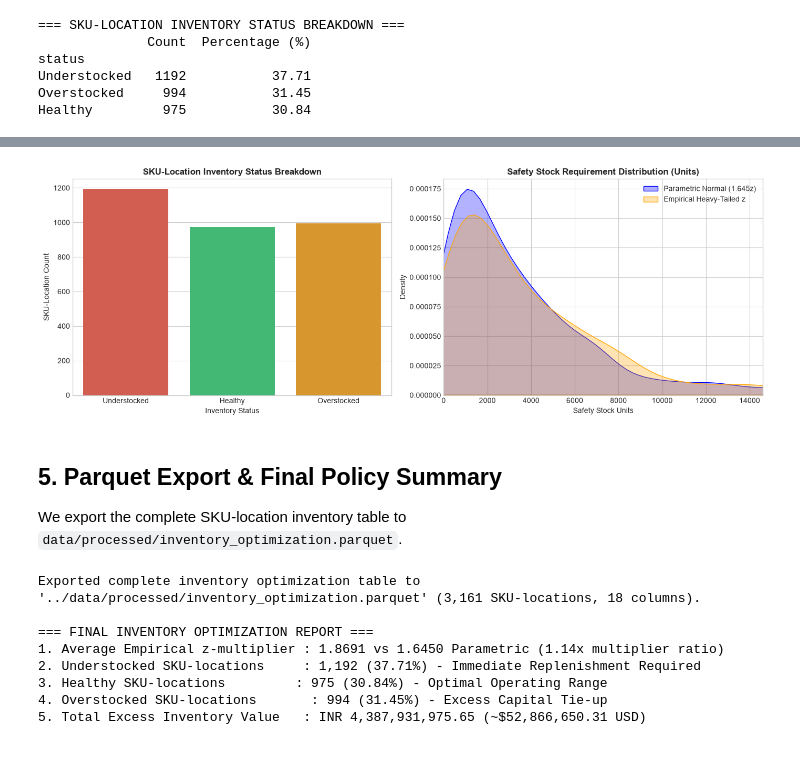
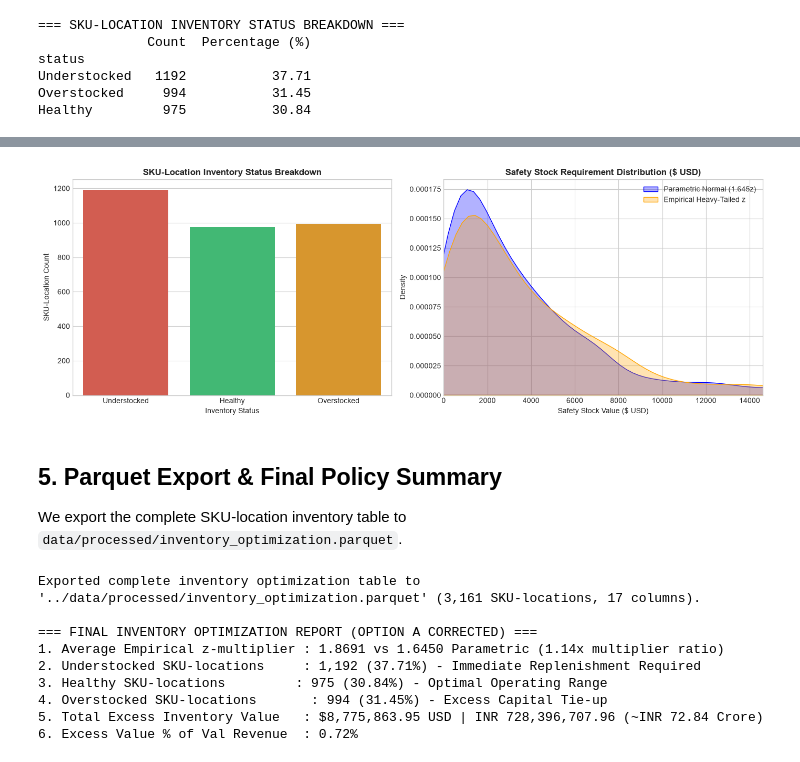
Before and after one commit to Ayusshhhhh01/supply-chain-demand-forecasting, a Jupyter notebook: notebooks/06_inventory_optimization.ipynb, the cells around one changed output, grey strips where cells are left out. Cells and saved outputs as stored; diff of their text form; code cells hidden in the pictures.

Commit message:
Fix unit-scale bug in excess inventory valuation (revenue vs physical units conflation)

```diff
--- a/notebooks/06_inventory_optimization.ipynb
+++ b/notebooks/06_inventory_optimization.ipynb
@@ -174,15 +172,15 @@ $$\text{Reorder Point (ROP)} = (\text{Average Weekly Forecasted Demand} \times L
 # %%
-# Compute Reorder Point
-inv_df['reorder_point'] = (inv_df['avg_weekly_demand'] * lead_time_weeks) + inv_df['safety_stock_empirical']
+# Compute Reorder Point in USD
+inv_df['reorder_point_usd'] = (inv_df['avg_weekly_demand_usd'] * lead_time_weeks) + inv_df['safety_stock_usd']
 
-# Simulate current inventory position (seeded for reproducibility)
+# Simulate current inventory position in USD revenue terms (seeded for reproducibility)
 np.random.seed(42)
-inv_df['simulated_inventory'] = inv_df['reorder_point'] * np.random.uniform(0.4, 2.0, size=len(inv_df))
+inv_df['simulated_inventory_usd'] = inv_df['reorder_point_usd'] * np.random.uniform(0.4, 2.0, size=len(inv_df))
 
 # Categorize Stockout Risk / Inventory Status
 def assign_status(row):
-    inv = row['simulated_inventory']
-    rop = row['reorder_point']
+    inv = row['simulated_inventory_usd']
+    rop = row['reorder_point_usd']
     if inv < rop:
         return 'Understocked'
     elif inv < rop * 1.5:
@@ -215,17 +204,0 @@ $$\text{Excess Value (INR)} = \text{Excess Units} \times \text{Unit Price (INR 5
-# %%
-# Valuation assumptions
-avg_unit_price_inr = 500.0 # INR 500 assumption per unit
-usd_conversion_rate = 83.0 # INR 83 / $1 USD
-
-inv_df['excess_units'] = np.where(inv_df['status'] == 'Overstocked', inv_df['simulated_inventory'] - (inv_df['reorder_point'] * 1.5), 0.0)
-inv_df['excess_value_inr'] = inv_df['excess_units'] * avg_unit_price_inr
-inv_df['excess_value_usd'] = inv_df['excess_value_inr'] / usd_conversion_rate
-
-total_excess_units = inv_df['excess_units'].sum()
-total_excess_inr = inv_df['excess_value_inr'].sum()
-total_excess_usd = inv_df['excess_value_usd'].sum()
-
-print("=== SIMULATED EXCESS INVENTORY VALUATION ===")
-print(f"Total Excess Units across Overstocked SKUs : {total_excess_units:,.2f} units")
-print(f"Total Excess Inventory Value (INR)          : INR {total_excess_inr:,.2f} (~INR {total_excess_inr/1e7:.2f} Crore)")
-print(f"Total Excess Inventory Value (USD)          : ${total_excess_usd:,.2f} (~${total_excess_usd/1e6:.2f} Million USD)")
@@ -237,25 +273,25 @@ Total Excess Inventory Value (USD)          : $52,866,650.31 (~$52.87 Million US
 # %%
 # Visualization of Inventory Status Distribution & Safety Stock Multipliers
 fig, ax = plt.subplots(1, 2, figsize=(14, 5))
 
 # Plot 1: Inventory Status Breakdown
 sns.countplot(data=inv_df, x='status', order=['Understocked', 'Healthy', 'Overstocked'], palette=['#e74c3c', '#2ecc71', '#f39c12'], ax=ax[0])
 ax[0].set_title('SKU-Location Inventory Status Breakdown', fontsize=12, fontweight='bold')
 ax[0].set_xlabel('Inventory Status')
 ax[0].set_ylabel('SKU-Location Count')
 
-# Plot 2: Empirical vs Parametric Safety Stock Distribution
-sns.kdeplot(inv_df['safety_stock_parametric'], label='Parametric Normal (1.645z)', color='blue', fill=True, alpha=0.3, ax=ax[1])
-sns.kdeplot(inv_df['safety_stock_empirical'], label='Empirical Heavy-Tailed z', color='orange', fill=True, alpha=0.3, ax=ax[1])
-ax[1].set_title('Safety Stock Requirement Distribution (Units)', fontsize=12, fontweight='bold')
-ax[1].set_xlabel('Safety Stock Units')
-ax[1].set_xlim(0, np.percentile(inv_df['safety_stock_empirical'], 95))
+# Plot 2: Empirical vs Parametric Safety Stock Distribution (in USD)
+sns.kdeplot(inv_df['safety_stock_parametric_usd'], label='Parametric Normal (1.645z)', color='blue', fill=True, alpha=0.3, ax=ax[1])
+sns.kdeplot(inv_df['safety_stock_usd'], label='Empirical Heavy-Tailed z', color='orange', fill=True, alpha=0.3, ax=ax[1])
+ax[1].set_title('Safety Stock Requirement Distribution ($ USD)', fontsize=12, fontweight='bold')
+ax[1].set_xlabel('Safety Stock Value ($ USD)')
+ax[1].set_xlim(0, np.percentile(inv_df['safety_stock_usd'], 95))
 ax[1].legend()
 
 plt.tight_layout()
 plt.show()
 # %% [output]
-[figure, old version]
+[figure, new version]
 # %% [markdown]
 ## 5. Parquet Export & Final Policy Summary
 
@@ -267,18 +303,20 @@ inv_df.to_parquet(inv_out_path, index=False)
 
 print(f"Exported complete inventory optimization table to '{inv_out_path}' ({len(inv_df):,} SKU-locations, {inv_df.shape[1]} columns).")
 
-print("\n=== FINAL INVENTORY OPTIMIZATION REPORT ===")
+print("\n=== FINAL INVENTORY OPTIMIZATION REPORT (OPTION A CORRECTED) ===")
 print(f"1. Average Empirical z-multiplier : {avg_z_empirical:.4f} vs 1.6450 Parametric ({z_ratio:.2f}x multiplier ratio)")
 print(f"2. Understocked SKU-locations     : {status_counts.get('Understocked', 0):,} ({status_pcts.get('Understocked', 0):.2f}%) - Immediate Replenishment Required")
 print(f"3. Healthy SKU-locations         : {status_counts.get('Healthy', 0):,} ({status_pcts.get('Healthy', 0):.2f}%) - Optimal Operating Range")
 print(f"4. Overstocked SKU-locations       : {status_counts.get('Overstocked', 0):,} ({status_pcts.get('Overstocked', 0):.2f}%) - Excess Capital Tie-up")
-print(f"5. Total Excess Inventory Value   : INR {total_excess_inr:,.2f} (~${total_excess_usd:,.2f} USD)")
+print(f"5. Total Excess Inventory Value   : ${total_excess_usd:,.2f} USD | INR {total_excess_inr:,.2f} (~INR {total_excess_inr/1e7:.2f} Crore)")
+print(f"6. Excess Value % of Val Revenue  : {excess_pct_of_val_sales:.2f}%")
 # %% [output]
-Exported complete inventory optimization table to '../data/processed/inventory_optimization.parquet' (3,161 SKU-locations, 18 columns).
+Exported complete inventory optimization table to '../data/processed/inventory_optimization.parquet' (3,161 SKU-locations, 17 columns).
 
-=== FINAL INVENTORY OPTIMIZATION REPORT ===
+=== FINAL INVENTORY OPTIMIZATION REPORT (OPTION A CORRECTED) ===
 1. Average Empirical z-multiplier : 1.8691 vs 1.6450 Parametric (1.14x multiplier ratio)
 2. Understocked SKU-locations     : 1,192 (37.71%) - Immediate Replenishment Required
 3. Healthy SKU-locations         : 975 (30.84%) - Optimal Operating Range
 4. Overstocked SKU-locations       : 994 (31.45%) - Excess Capital Tie-up
-5. Total Excess Inventory Value   : INR 4,387,931,975.65 (~$52,866,650.31 USD)
+5. Total Excess Inventory Value   : $8,775,863.95 USD | INR 728,396,707.96 (~INR 72.84 Crore)
+6. Excess Value % of Val Revenue  : 0.72%
```
Also changed, not shown: parts of 8 cells of this notebook, 2 other files.
